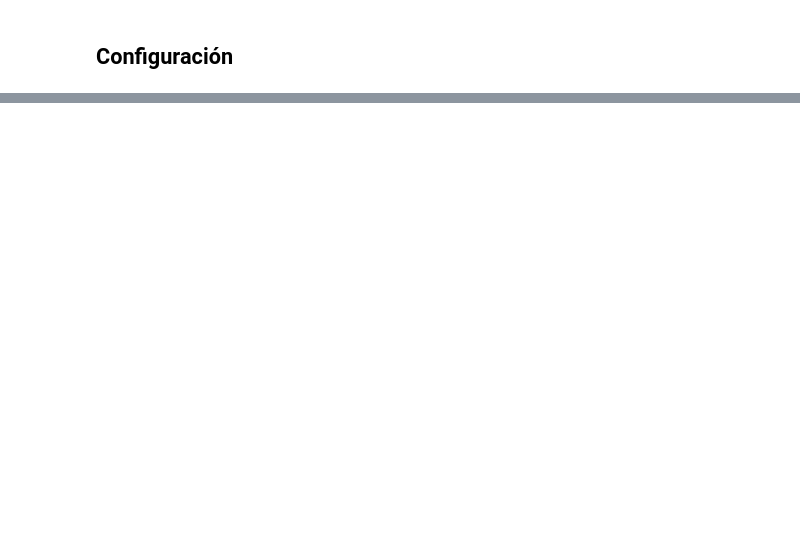
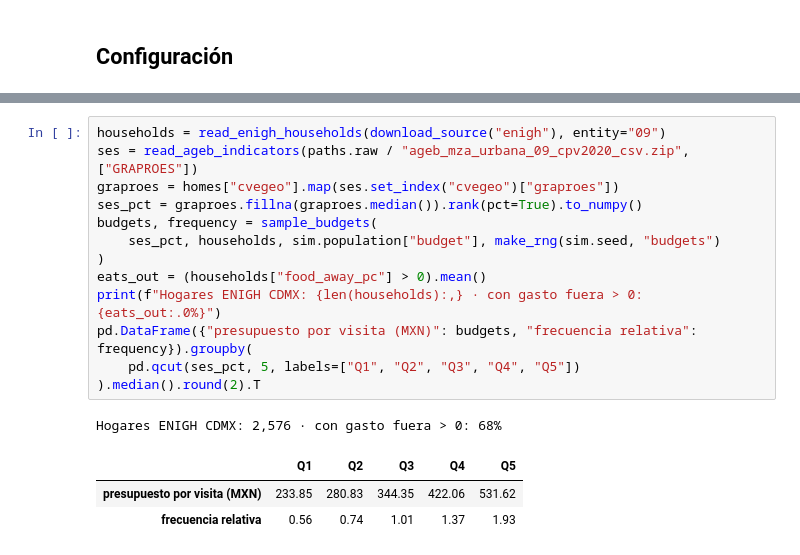
Before and after one commit to Nataliaa05/puzzle-recomendador, a Jupyter notebook: notebooks/03_simulacion_montecarlo.ipynb, the cells around one changed output, grey strips where cells are left out. Saved outputs shown, nothing was run; the diff lists cells and outputs as text; blank space fills up the shorter version.

```diff
--- a/notebooks/03_simulacion_montecarlo.ipynb
+++ b/notebooks/03_simulacion_montecarlo.ipynb
@@ -45,0 +79,18 @@ _Hallazgos y decisiones que pasan al siguiente notebook._
+# %%
+households = read_enigh_households(download_source("enigh"), entity="09")
+ses = read_ageb_indicators(paths.raw / "ageb_mza_urbana_09_cpv2020_csv.zip", ["GRAPROES"])
+graproes = homes["cvegeo"].map(ses.set_index("cvegeo")["graproes"])
+ses_pct = graproes.fillna(graproes.median()).rank(pct=True).to_numpy()
+budgets, frequency = sample_budgets(
+    ses_pct, households, sim.population["budget"], make_rng(sim.seed, "budgets")
+)
+eats_out = (households["food_away_pc"] > 0).mean()
+print(f"Hogares ENIGH CDMX: {len(households):,} · con gasto fuera > 0: {eats_out:.0%}")
+pd.DataFrame({"presupuesto por visita (MXN)": budgets, "frecuencia relativa": frequency}).groupby(
+    pd.qcut(ses_pct, 5, labels=["Q1", "Q2", "Q3", "Q4", "Q5"])
+).median().round(2).T
+# %% [output]
+Hogares ENIGH CDMX: 2,576 · con gasto fuera > 0: 68%
+|  | Q1 | Q2 | Q3 | Q4 | Q5 |
+| presupuesto por visita (MXN) | 233.85 | 280.83 | 344.35 | 422.06 | 531.62 |
+| frecuencia relativa | 0.56 | 0.74 | 1.01 | 1.37 | 1.93 |
```
Also changed, not shown: parts of 30 cells of this notebook, 22 other files.
